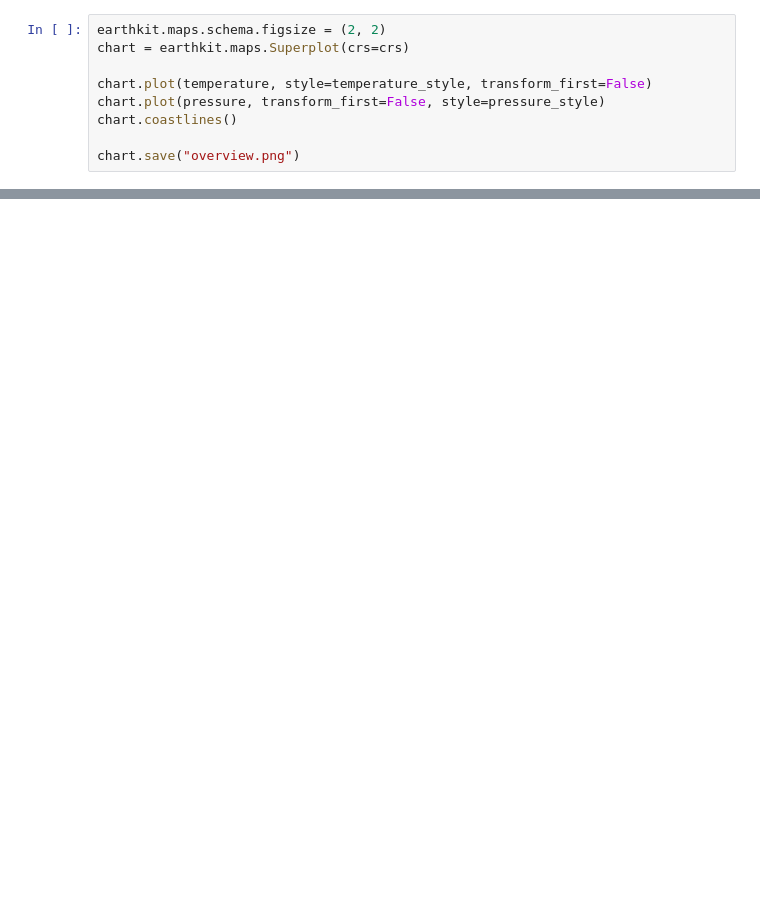
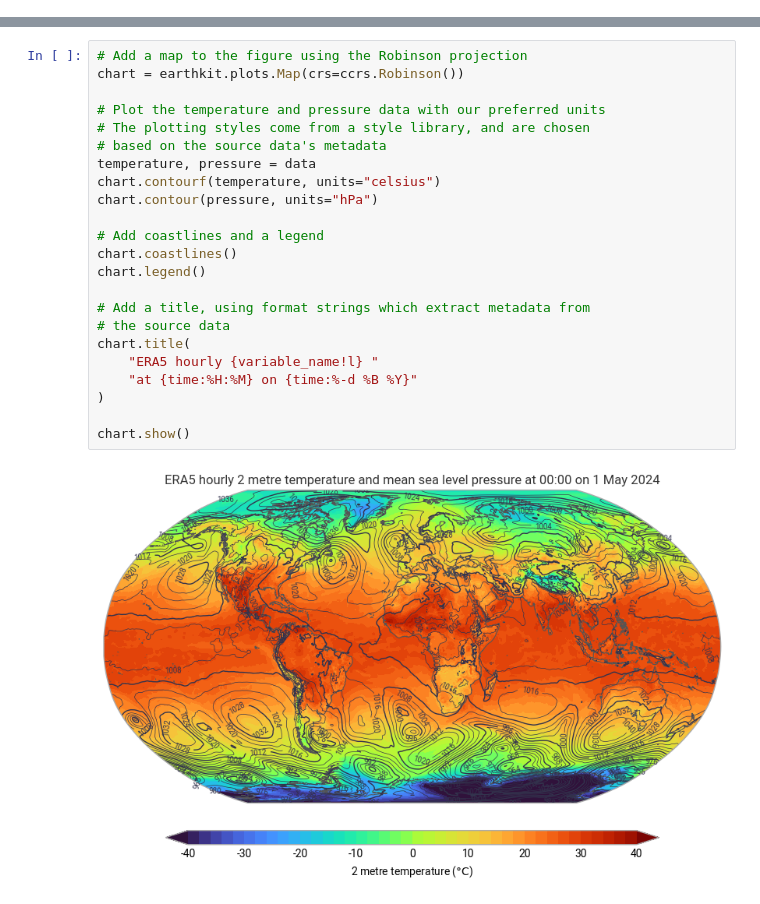
Before and after one commit to ecmwf-projects/dss-notebooks, a Jupyter notebook: datasets/reanalysis-era5-single-levels/demo.ipynb, the cells around one changed output, grey strips where cells are left out. Drawn from its saved outputs; the diff is of its cells as text; blank space fills up the shorter version.

Commit message:
Update ERA5 single levels to use earthkit plots

```diff
--- a/datasets/reanalysis-era5-single-levels/demo.ipynb
+++ b/datasets/reanalysis-era5-single-levels/demo.ipynb
@@ -84,9 +76,0 @@ chart.save("overview-detail.png")
-# %%
-earthkit.maps.schema.figsize = (2, 2)
-chart = earthkit.maps.Superplot(crs=crs)
-
-chart.plot(temperature, style=temperature_style, transform_first=False)
-chart.plot(pressure, transform_first=False, style=pressure_style)
-chart.coastlines()
-
-chart.save("overview.png")
@@ -94,0 +94,25 @@ chart.save("overview.png")
+# %%
+# Add a map to the figure using the Robinson projection
+chart = earthkit.plots.Map(crs=ccrs.Robinson())
+
+# Plot the temperature and pressure data with our preferred units
+# The plotting styles come from a style library, and are chosen
+# based on the source data's metadata
+temperature, pressure = data
+chart.contourf(temperature, units="celsius")
+chart.contour(pressure, units="hPa")
+
+# Add coastlines and a legend
+chart.coastlines()
+chart.legend()
+
+# Add a title, using format strings which extract metadata from
+# the source data
+chart.title(
+    "ERA5 hourly {variable_name!l} "
+    "at {time:%H:%M} on {time:%-d %B %Y}"
+)
+
+chart.show()
+# %% [output]
+[figure, added]
```
Also changed, not shown: parts of 25 cells of this notebook.
